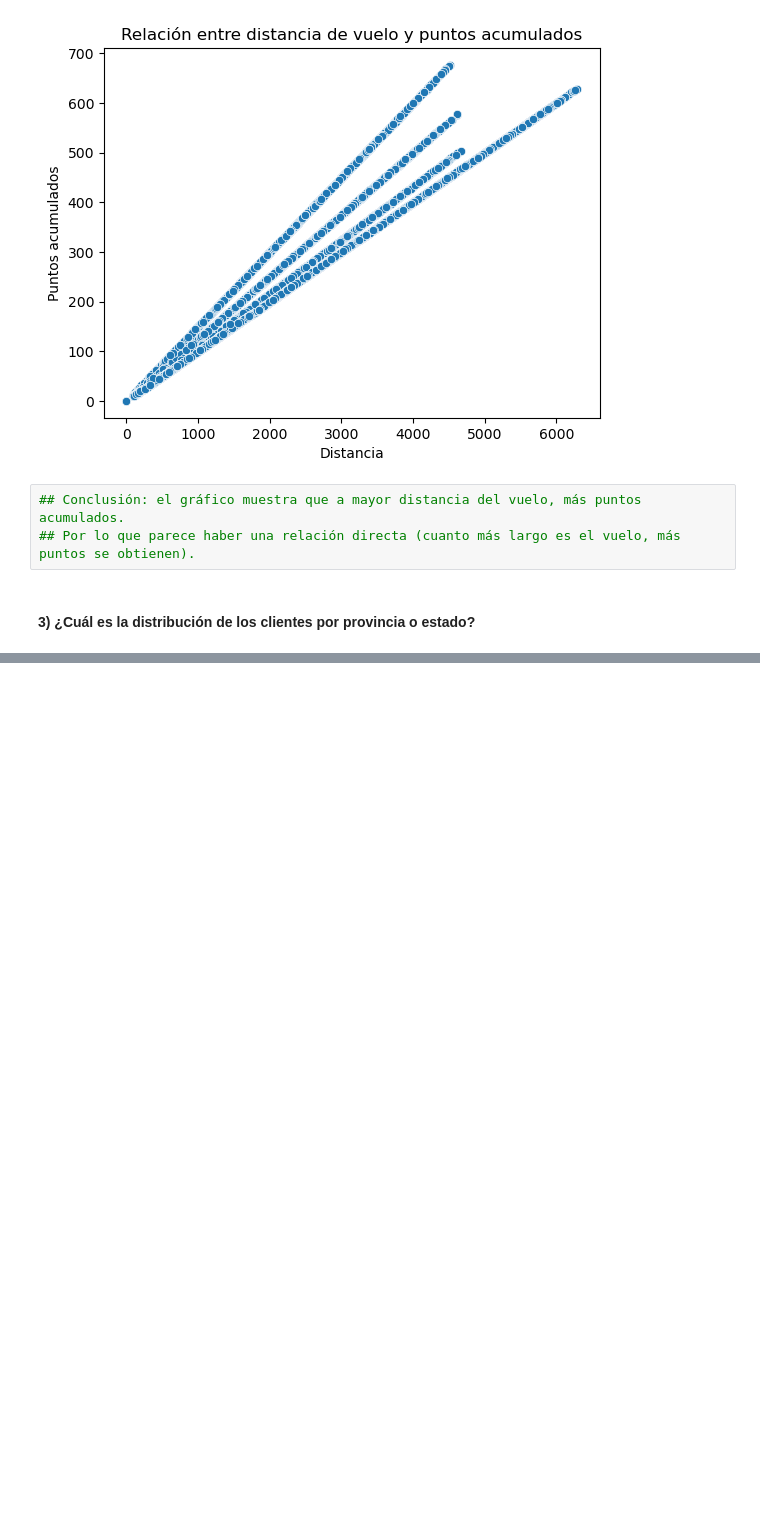
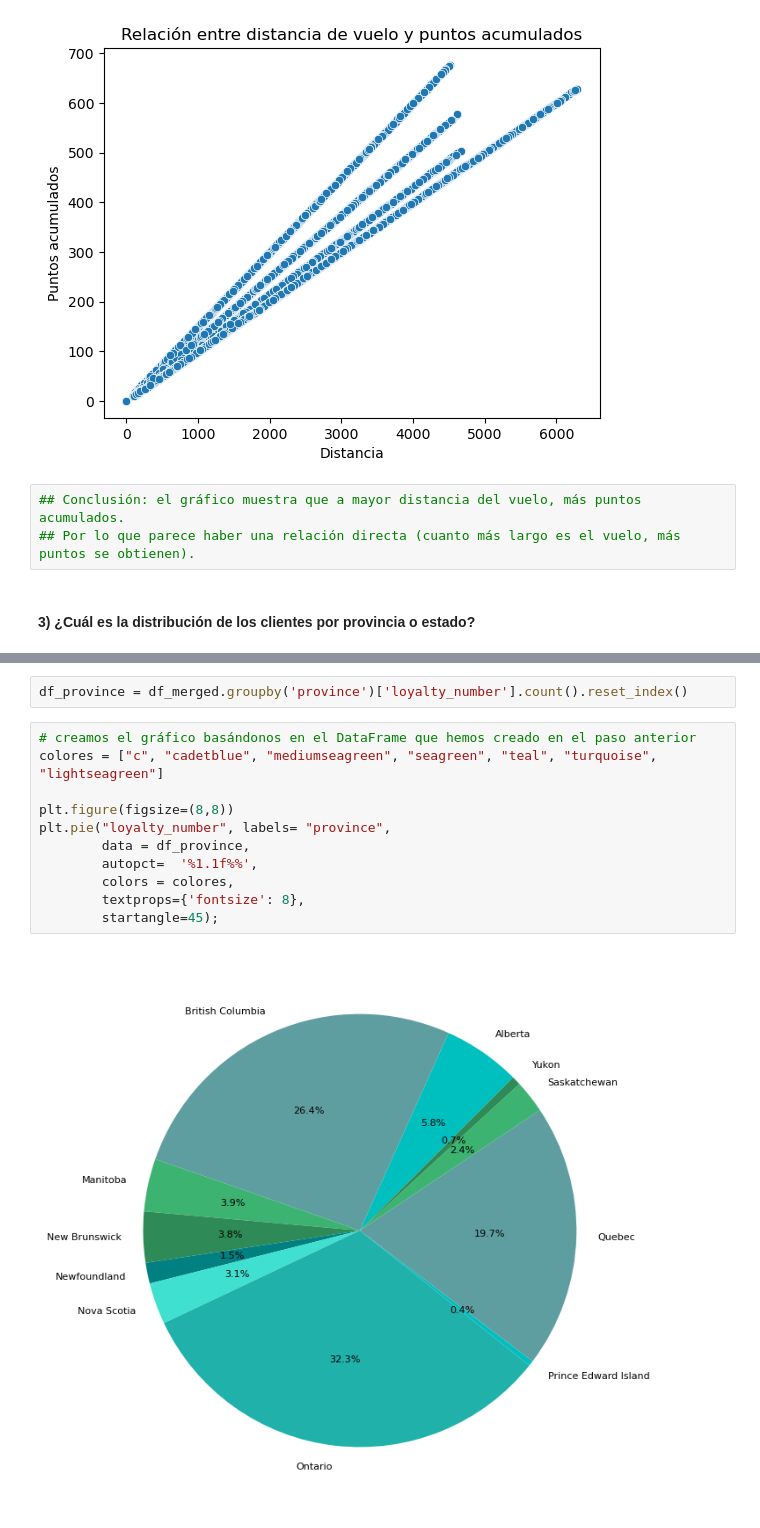
Before and after one commit to ArianaPapantonio/Module_3_Evaluation, a Jupyter notebook: evaluacion_final_mod_3.ipynb, the cells around one changed output, grey strips where cells are left out. Saved outputs shown, nothing was run; the diff lists cells and outputs as text; blank space fills up the shorter version.

```diff
--- a/evaluacion_final_mod_3.ipynb
+++ b/evaluacion_final_mod_3.ipynb
@@ -823,0 +850,15 @@ Text(0, 0.5, 'Puntos acumulados')
+# %%
+df_province = df_merged.groupby('province')['loyalty_number'].count().reset_index()
+# %%
+# creamos el gráfico basándonos en el DataFrame que hemos creado en el paso anterior
+colores = ["c", "cadetblue", "mediumseagreen", "seagreen", "teal", "turquoise", "lightseagreen"]
+
+plt.figure(figsize=(8,8))
+plt.pie("loyalty_number", labels= "province",
+        data = df_province,
+        autopct=  '%1.1f%%',
+        colors = colores,
+        textprops={'fontsize': 8},
+        startangle=45);
+# %% [output]
+[figure, added]
```
Also changed, not shown: parts of 16 cells of this notebook.
